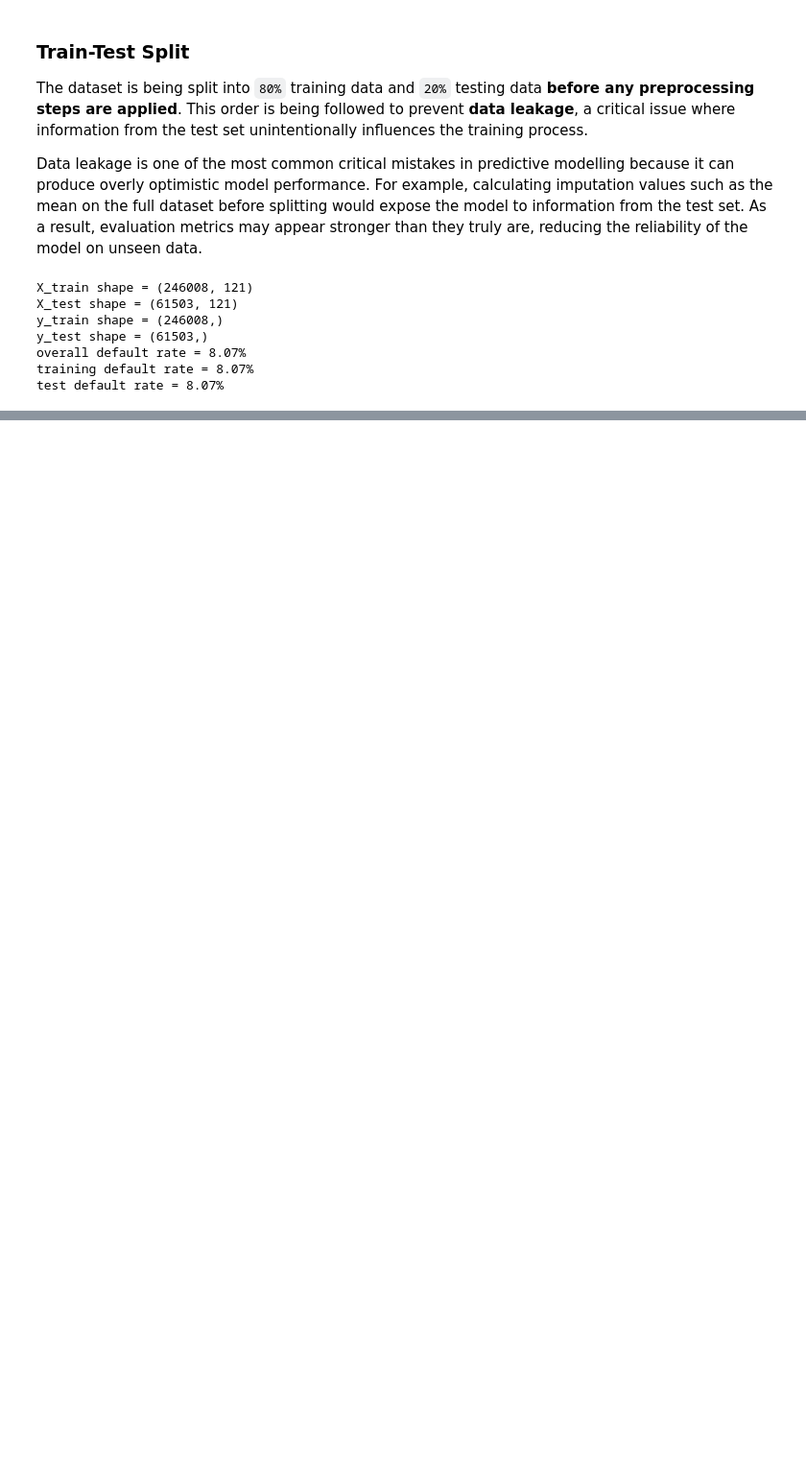
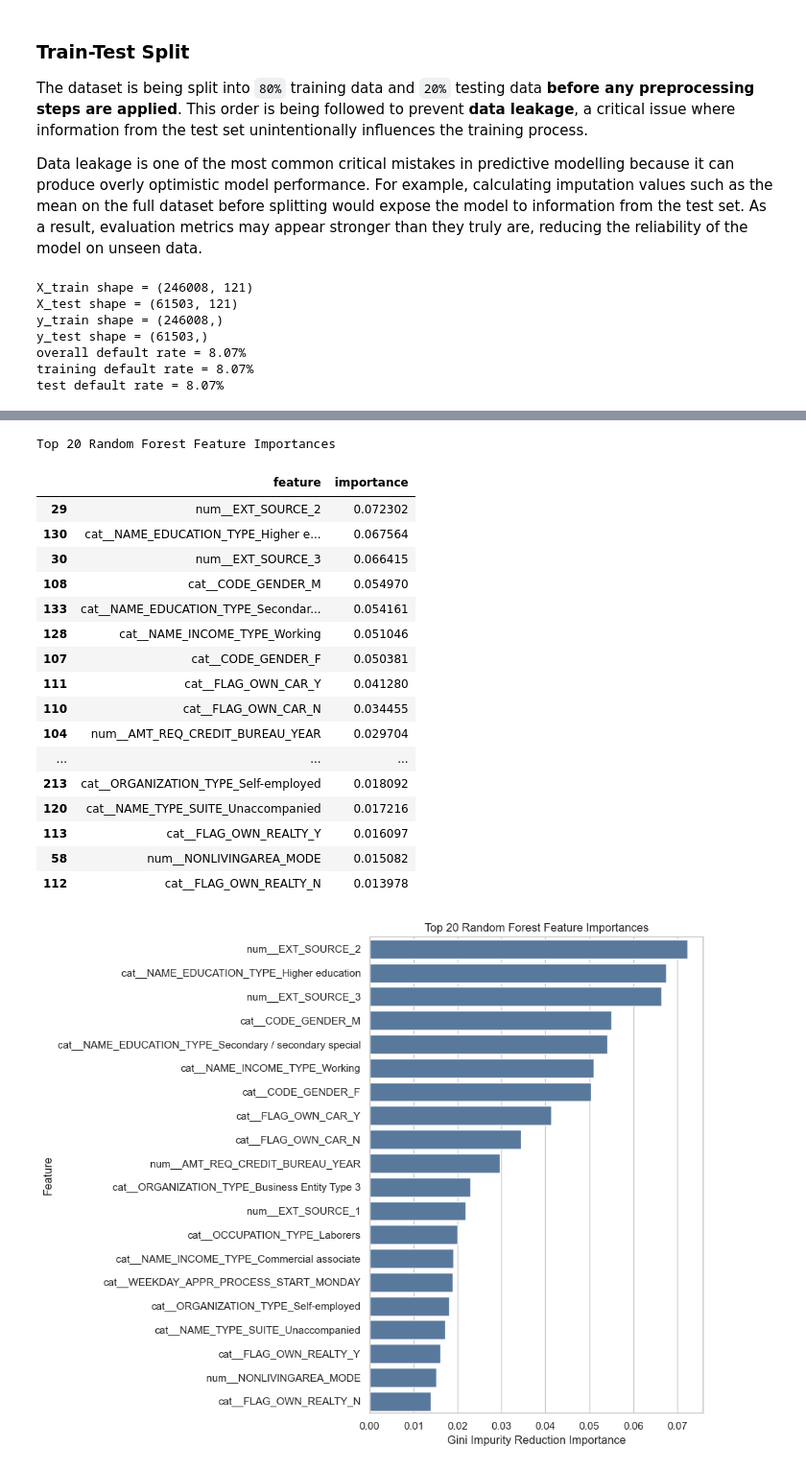
Before and after one commit to KimutaiHub/Loan-Default-Risk-Predictions, a Jupyter notebook: loan_default_risk_prediction.ipynb, the cells around one changed output, grey strips where cells are left out. Shown at 96% size. Cells and saved outputs as stored; diff of their text form; code cells hidden in the pictures; blank space fills up the shorter version.

Commit message:
Modeling

```diff
--- a/loan_default_risk_prediction.ipynb
+++ b/loan_default_risk_prediction.ipynb
@@ -545,10 +545,6 @@ from pathlib import Path
 import numpy as np
 import pandas as pd
 from IPython.display import Markdown, display
-
-# set data directory
-DATA_DIR = Path(r"C:\Users\Kim\Desktop\Loan Default Predictions")
-
 
 # helper function to build file paths
 def data_path(filename: str) -> Path:
@@ -731,10 +727,6 @@ from pathlib import Path
 
 import numpy as np
 import pandas as pd
-
-# set data directory
-DATA_DIR = Path(r"C:\Users\Kim\Desktop\Loan Default Predictions")
-
 
 # helper function to build file paths
 def data_path(filename: str) -> Path:
@@ -982,10 +974,6 @@ from IPython.display import Markdown, display
 # set chart style
 sns.set_theme(style="whitegrid", palette="Set2")
 plt.rcParams["figure.figsize"] = (10, 6)
-
-# set data directory
-DATA_DIR = Path(r"C:\Users\Kim\Desktop\Loan Default Predictions")
-
 
 # helper function to build file paths
 def data_path(filename: str) -> Path:
@@ -1361,0 +1518,10 @@ test default rate = 8.07%
+# %%
+# combine numerical and categorical pipelines into one preprocessor
+preprocessor = ColumnTransformer(
+    transformers=[
+        ("num", numerical_pipeline, numerical_cols),
+        ("cat", categorical_pipeline, categorical_cols),
+    ]
+)
+
+preprocessor
@@ -1361,0 +1679,43 @@ test default rate = 8.07%
+# %%
+# extract transformed feature names from the fitted preprocessor
+feature_names = random_forest_pipeline.named_steps["preprocessor"].get_feature_names_out()
+
+# extract built-in random forest feature importances
+rf_importances = pd.DataFrame(
+    {
+        "feature": feature_names,
+        "importance": random_forest_pipeline.named_steps["model"].feature_importances_,
+    }
+).sort_values("importance", ascending=False)
+
+print("Top 20 Random Forest Feature Importances")
+display(rf_importances.head(20))
+
+# plot top random forest feature importances
+plt.figure(figsize=(10, 8))
+sns.barplot(data=rf_importances.head(20), x="importance", y="feature", color="#4e79a7")
+plt.title("Top 20 Random Forest Feature Importances")
+plt.xlabel("Gini Impurity Reduction Importance")
+plt.ylabel("Feature")
+plt.tight_layout()
+plt.show()
+# %% [output]
+Top 20 Random Forest Feature Importances
+|  | feature | importance |
+| 29 | num__EXT_SOURCE_2 | 0.072302 |
+| 130 | cat__NAME_EDUCATION_TYPE_Higher e... | 0.067564 |
+| 30 | num__EXT_SOURCE_3 | 0.066415 |
+| 108 | cat__CODE_GENDER_M | 0.054970 |
+| 133 | cat__NAME_EDUCATION_TYPE_Secondar... | 0.054161 |
+| 128 | cat__NAME_INCOME_TYPE_Working | 0.051046 |
+| 107 | cat__CODE_GENDER_F | 0.050381 |
+| 111 | cat__FLAG_OWN_CAR_Y | 0.041280 |
+| 110 | cat__FLAG_OWN_CAR_N | 0.034455 |
+| 104 | num__AMT_REQ_CREDIT_BUREAU_YEAR | 0.029704 |
+| ... | ... | ... |
+| 213 | cat__ORGANIZATION_TYPE_Self-employed | 0.018092 |
+| 120 | cat__NAME_TYPE_SUITE_Unaccompanied | 0.017216 |
+| 113 | cat__FLAG_OWN_REALTY_Y | 0.016097 |
+| 58 | num__NONLIVINGAREA_MODE | 0.015082 |
+| 112 | cat__FLAG_OWN_REALTY_N | 0.013978 |
+[figure, added]
```
Also changed, not shown: parts of 19 cells of this notebook.
